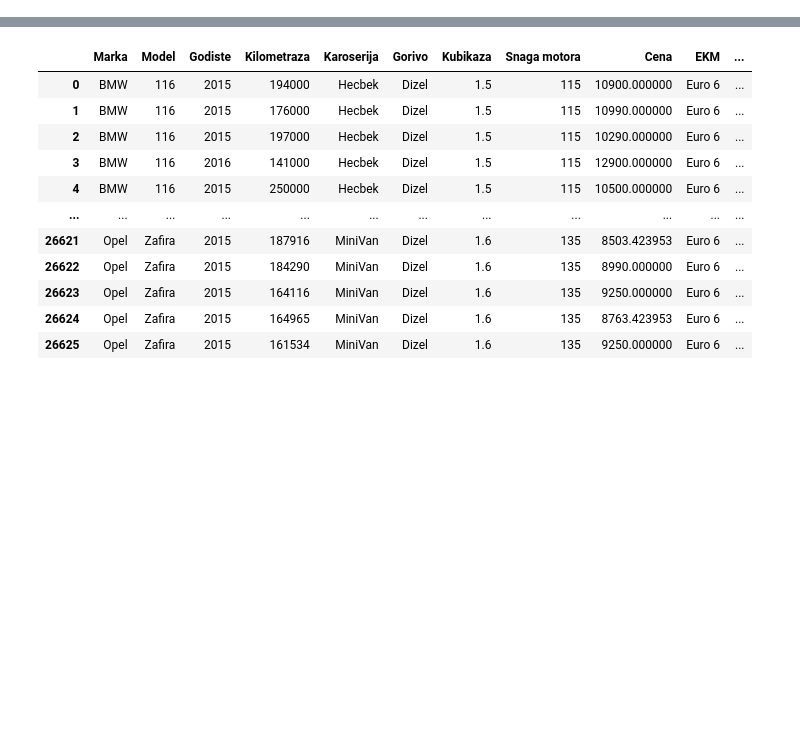
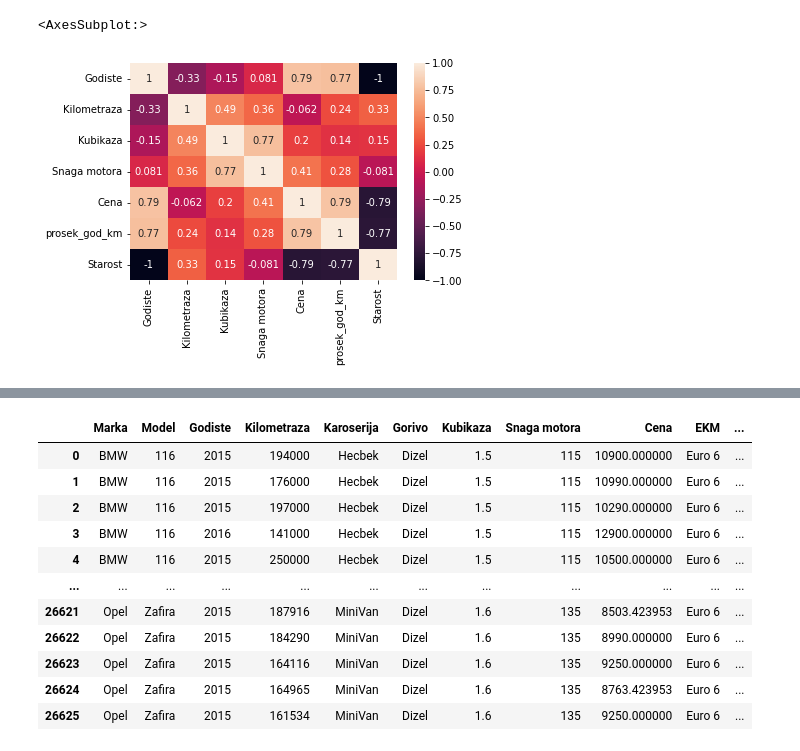
Before and after one commit to trsavi/Machine-Learning-Web-App, a Jupyter notebook: Box Cox Transformation .ipynb, the cells around one changed output, grey strips where cells are left out. Saved outputs shown, nothing was run; the diff lists cells and outputs as text; code cells hidden in the pictures; blank space fills up the shorter version.

```diff
--- a/Box Cox Transformation .ipynb
+++ b/Box Cox Transformation .ipynb
@@ -23,0 +24,6 @@ np.random.seed(SEED)
+# %%
+cor = df.corr()
+sns.heatmap(cor, annot=True)
+# %% [output]
+<AxesSubplot:>
+[figure, added]
```
Also changed, not shown: parts of 19 cells of this notebook, 2 other files.
